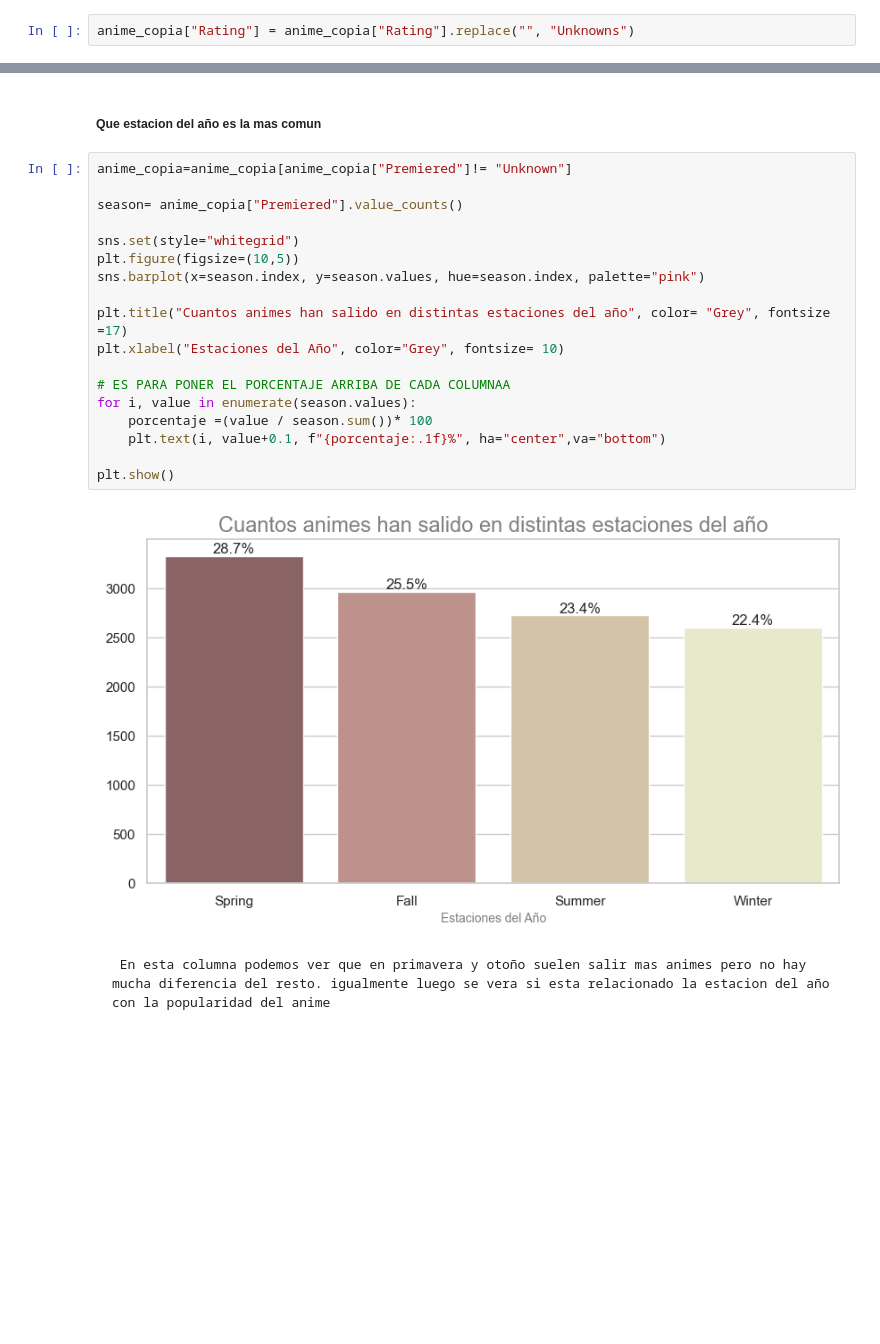
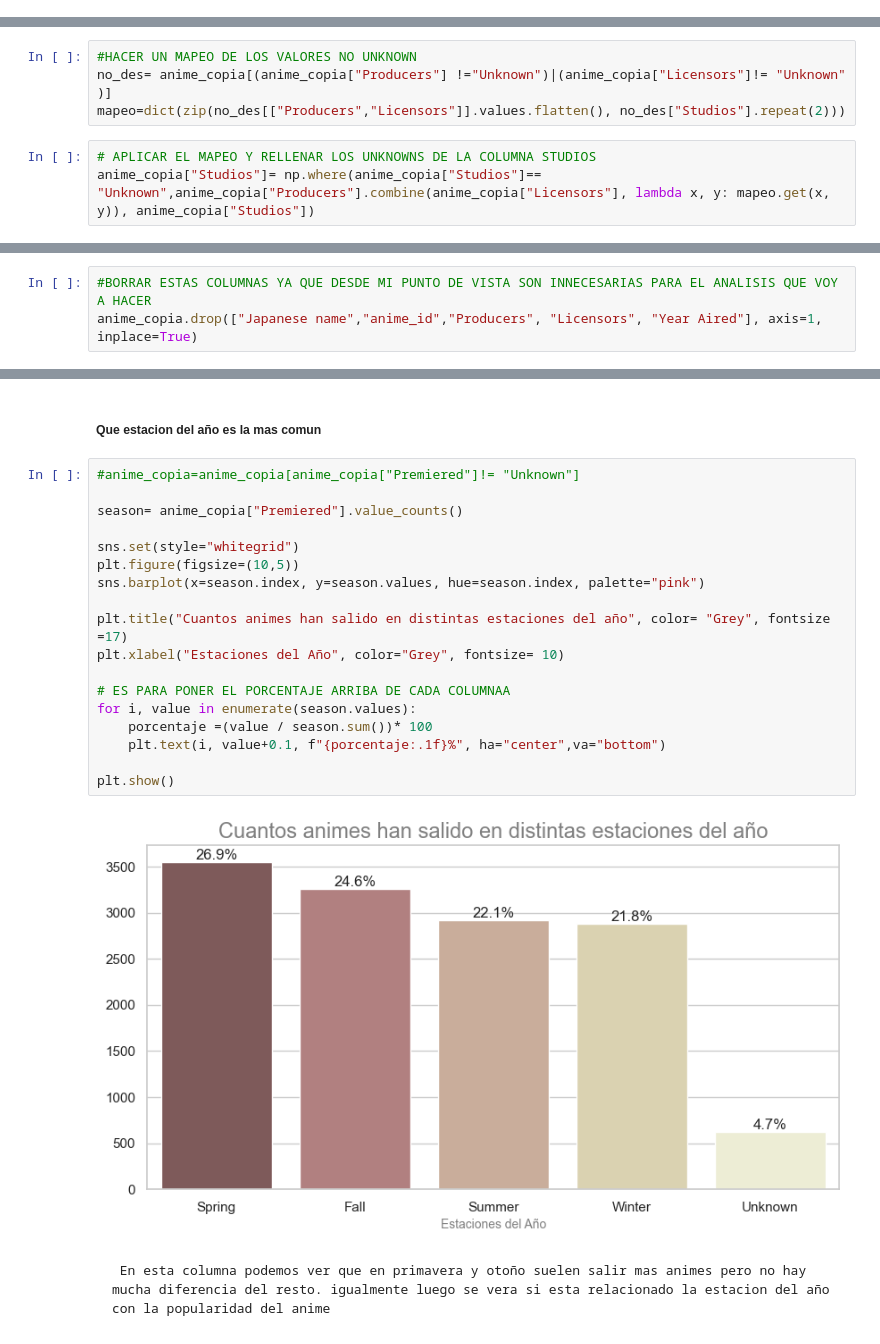
Before and after one commit to AmyGaarcia/DS_PT_09_2023, a Jupyter notebook: Data_Analysis/EDA/1-Definicion_EDA ANIME_ordenado.ipynb, the cells around one changed output, grey strips where cells are left out. Drawn from its saved outputs; the diff is of its cells as text; blank space fills up the shorter version.

```diff
--- a/Data_Analysis/EDA/1-Definicion_EDA ANIME_ordenado.ipynb
+++ b/Data_Analysis/EDA/1-Definicion_EDA ANIME_ordenado.ipynb
@@ -523,2 +547,0 @@ array(['R', 'PG', 'G', ''], dtype=object)
-# %%
-anime_copia["Rating"] = anime_copia["Rating"].replace("", "Unknowns")
@@ -617,0 +676,7 @@ anime_copia["English name"]= anime_copia.apply(lambda row: row["Name"] if row["E
+# %%
+#HACER UN MAPEO DE LOS VALORES NO UNKNOWN
+no_des= anime_copia[(anime_copia["Producers"] !="Unknown")|(anime_copia["Licensors"]!= "Unknown" )]
+mapeo=dict(zip(no_des[["Producers","Licensors"]].values.flatten(), no_des["Studios"].repeat(2)))
+# %%
+# APLICAR EL MAPEO Y RELLENAR LOS UNKNOWNS DE LA COLUMNA STUDIOS
+anime_copia["Studios"]= np.where(anime_copia["Studios"]== "Unknown",anime_copia["Producers"].combine(anime_copia["Licensors"], lambda x, y: mapeo.get(x, y)), anime_copia["Studios"])
@@ -617,0 +699,3 @@ anime_copia["English name"]= anime_copia.apply(lambda row: row["Name"] if row["E
+# %%
+#BORRAR ESTAS COLUMNAS YA QUE DESDE MI PUNTO DE VISTA SON INNECESARIAS PARA EL ANALISIS QUE VOY A HACER
+anime_copia.drop(["Japanese name","anime_id","Producers", "Licensors", "Year Aired"], axis=1, inplace=True)
@@ -785,25 +911,25 @@ plt.show()
 # %% [markdown]
 ##### Que estacion del año es la mas comun
 # %%
-anime_copia=anime_copia[anime_copia["Premiered"]!= "Unknown"]
+#anime_copia=anime_copia[anime_copia["Premiered"]!= "Unknown"]
 
 season= anime_copia["Premiered"].value_counts()
 
 sns.set(style="whitegrid")
 plt.figure(figsize=(10,5))
 sns.barplot(x=season.index, y=season.values, hue=season.index, palette="pink")
 
 plt.title("Cuantos animes han salido en distintas estaciones del año", color= "Grey", fontsize =17)
 plt.xlabel("Estaciones del Año", color="Grey", fontsize= 10)
 
 # ES PARA PONER EL PORCENTAJE ARRIBA DE CADA COLUMNAA
 for i, value in enumerate(season.values):
     porcentaje =(value / season.sum())* 100
     plt.text(i, value+0.1, f"{porcentaje:.1f}%", ha="center",va="bottom")
 
 plt.show()
 # %% [output]
-[figure, old version]
+[figure, new version]
 # %% [markdown]
      En esta columna podemos ver que en primavera y otoño suelen salir mas animes pero no hay mucha diferencia del resto. igualmente luego se vera si esta relacionado la estacion del año con la popularidad del anime
 # %% [markdown]
```
Also changed, not shown: parts of 131 cells of this notebook.
